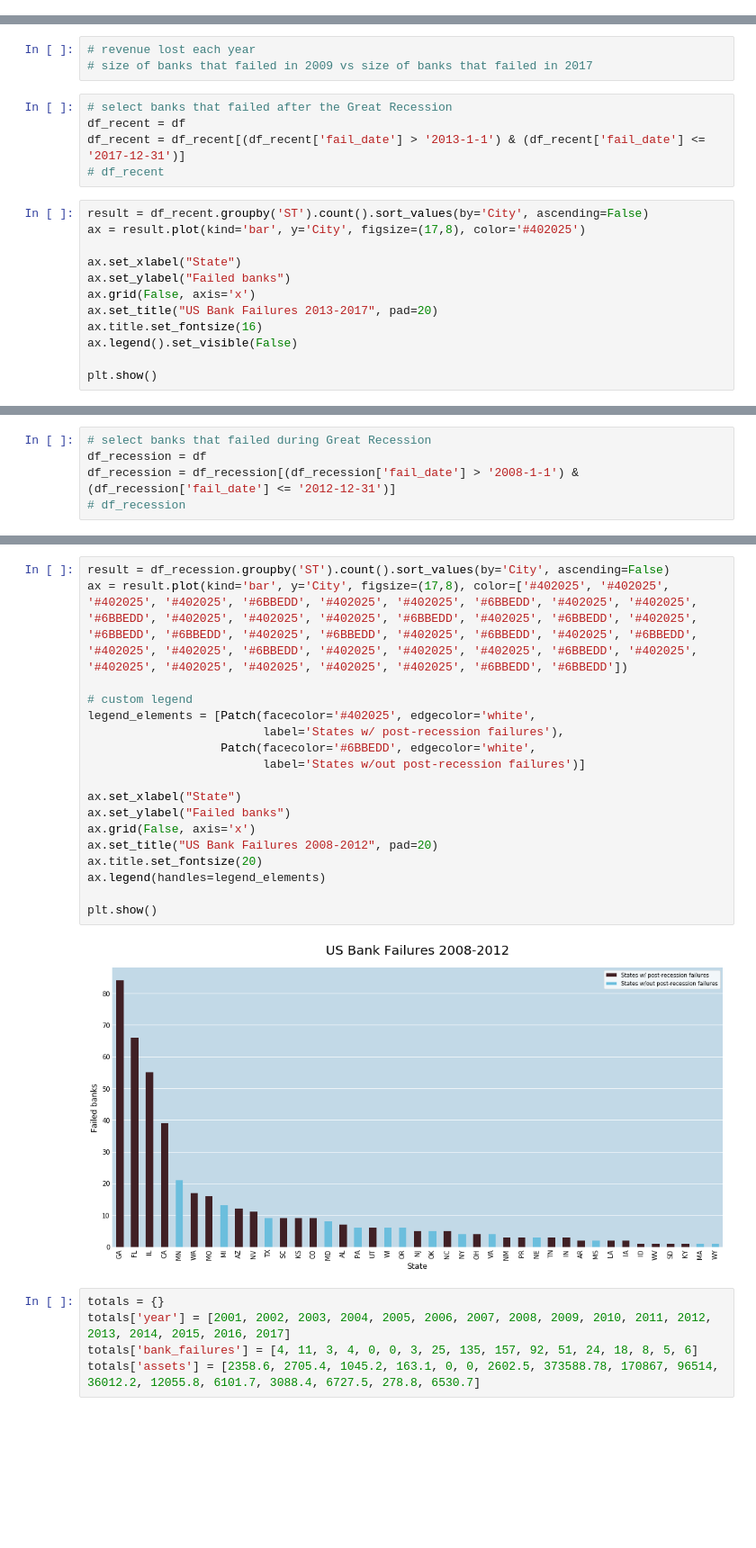
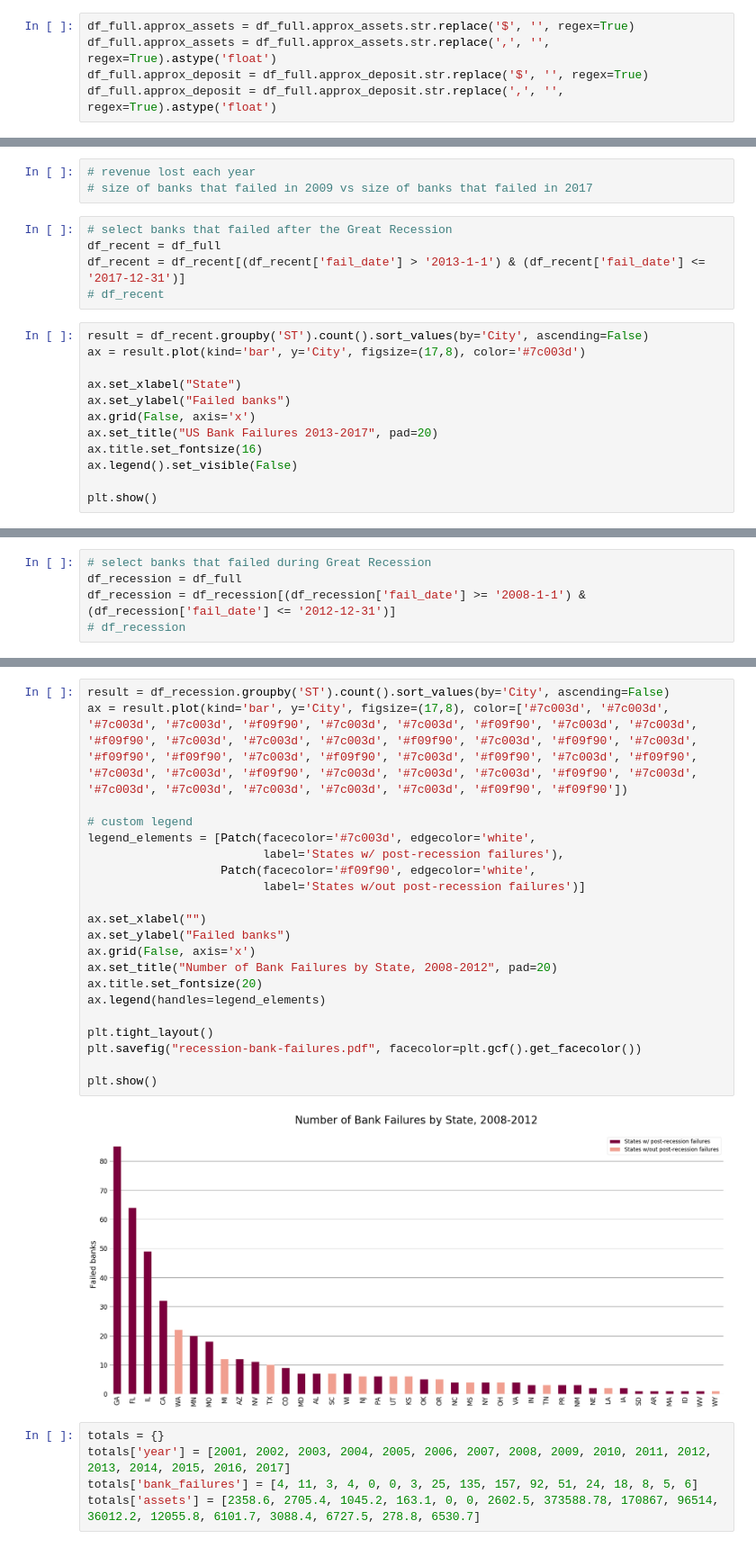
Before and after one commit to vpenney/data-studio, a Jupyter notebook: code/03-failed-banks/failed-banks.ipynb, the cells around one changed output, grey strips where cells are left out. Shown: that part at 90% size. Saved outputs shown, nothing was run; the diff lists cells and outputs as text; blank space fills up the shorter version.

Commit message:
bank updates

```diff
--- a/code/03-failed-banks/failed-banks.ipynb
+++ b/code/03-failed-banks/failed-banks.ipynb
@@ -105,3 +134,8 @@ df['month'] = pd.to_datetime(df['fail_date'], format='%m')
+# %%
+df_full.approx_assets = df_full.approx_assets.str.replace('$', '', regex=True)
+df_full.approx_assets = df_full.approx_assets.str.replace(',', '', regex=True).astype('float')
+df_full.approx_deposit = df_full.approx_deposit.str.replace('$', '', regex=True)
+df_full.approx_deposit = df_full.approx_deposit.str.replace(',', '', regex=True).astype('float')
 # %%
 df.resample('M', on='fail_date').count().fail_date.plot()
 #df.dtypes
@@ -128,12 +163,12 @@ plt.show()
 # size of banks that failed in 2009 vs size of banks that failed in 2017
 # %%
 # select banks that failed after the Great Recession
-df_recent = df
+df_recent = df_full
 df_recent = df_recent[(df_recent['fail_date'] > '2013-1-1') & (df_recent['fail_date'] <= '2017-12-31')]
 # df_recent
 # %%
 result = df_recent.groupby('ST').count().sort_values(by='City', ascending=False)
-ax = result.plot(kind='bar', y='City', figsize=(17,8), color='#402025')
+ax = result.plot(kind='bar', y='City', figsize=(17,8), color='#7c003d')
 
 ax.set_xlabel("State")
 ax.set_ylabel("Failed banks")
@@ -148,5 +183,5 @@ plt.show()
 # %%
 # select banks that failed during Great Recession
-df_recession = df
-df_recession = df_recession[(df_recession['fail_date'] > '2008-1-1') & (df_recession['fail_date'] <= '2012-12-31')]
+df_recession = df_full
+df_recession = df_recession[(df_recession['fail_date'] >= '2008-1-1') & (df_recession['fail_date'] <= '2012-12-31')]
 # df_recession
@@ -153,23 +192,26 @@ df_recession = df_recession[(df_recession['fail_date'] > '2008-1-1') & (df_reces
 # %%
 result = df_recession.groupby('ST').count().sort_values(by='City', ascending=False)
-ax = result.plot(kind='bar', y='City', figsize=(17,8), color=['#402025', '#402025', '#402025', '#402025', '#6BBEDD', '#402025', '#402025', '#6BBEDD', '#402025', '#402025', '#6BBEDD', '#402025', '#402025', '#402025', '#6BBEDD', '#402025', '#6BBEDD', '#402025', '#6BBEDD', '#6BBEDD', '#402025', '#6BBEDD', '#402025', '#6BBEDD', '#402025', '#6BBEDD', '#402025', '#402025', '#6BBEDD', '#402025', '#402025', '#402025', '#6BBEDD', '#402025', '#402025', '#402025', '#402025', '#402025', '#402025', '#6BBEDD', '#6BBEDD'])
+ax = result.plot(kind='bar', y='City', figsize=(17,8), color=['#7c003d', '#7c003d', '#7c003d', '#7c003d', '#f09f90', '#7c003d', '#7c003d', '#f09f90', '#7c003d', '#7c003d', '#f09f90', '#7c003d', '#7c003d', '#7c003d', '#f09f90', '#7c003d', '#f09f90', '#7c003d', '#f09f90', '#f09f90', '#7c003d', '#f09f90', '#7c003d', '#f09f90', '#7c003d', '#f09f90', '#7c003d', '#7c003d', '#f09f90', '#7c003d', '#7c003d', '#7c003d', '#f09f90', '#7c003d', '#7c003d', '#7c003d', '#7c003d', '#7c003d', '#7c003d', '#f09f90', '#f09f90'])
 
 # custom legend
-legend_elements = [Patch(facecolor='#402025', edgecolor='white',
+legend_elements = [Patch(facecolor='#7c003d', edgecolor='white',
                          label='States w/ post-recession failures'),
-                   Patch(facecolor='#6BBEDD', edgecolor='white',
+                   Patch(facecolor='#f09f90', edgecolor='white',
                          label='States w/out post-recession failures')]
 
-ax.set_xlabel("State")
+ax.set_xlabel("")
 ax.set_ylabel("Failed banks")
 ax.grid(False, axis='x')
-ax.set_title("US Bank Failures 2008-2012", pad=20)
+ax.set_title("Number of Bank Failures by State, 2008-2012", pad=20)
 ax.title.set_fontsize(20)
 ax.legend(handles=legend_elements)
 
+plt.tight_layout()
+plt.savefig("recession-bank-failures.pdf", facecolor=plt.gcf().get_facecolor())
+
 plt.show()
 # %% [output]
-[figure, old version]
+[figure, new version]
 # %%
 totals = {}
 totals['year'] = [2001, 2002, 2003, 2004, 2005, 2006, 2007, 2008, 2009, 2010, 2011, 2012, 2013, 2014, 2015, 2016, 2017]
```
Also changed, not shown: parts of 26 cells of this notebook, 3 other files.
